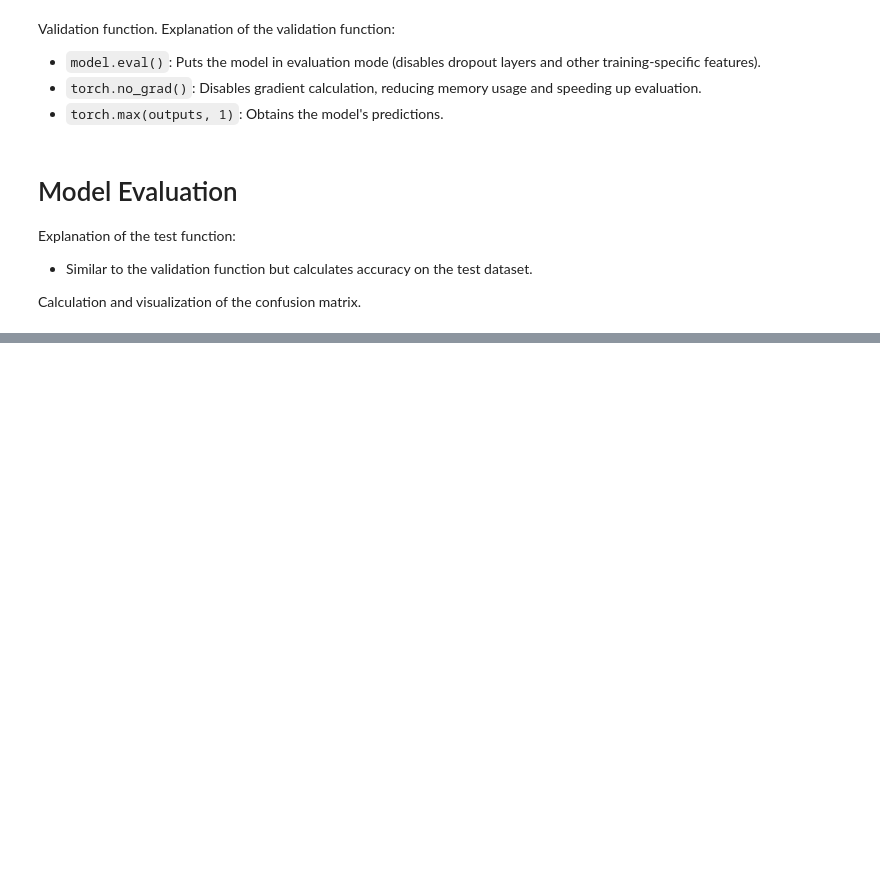
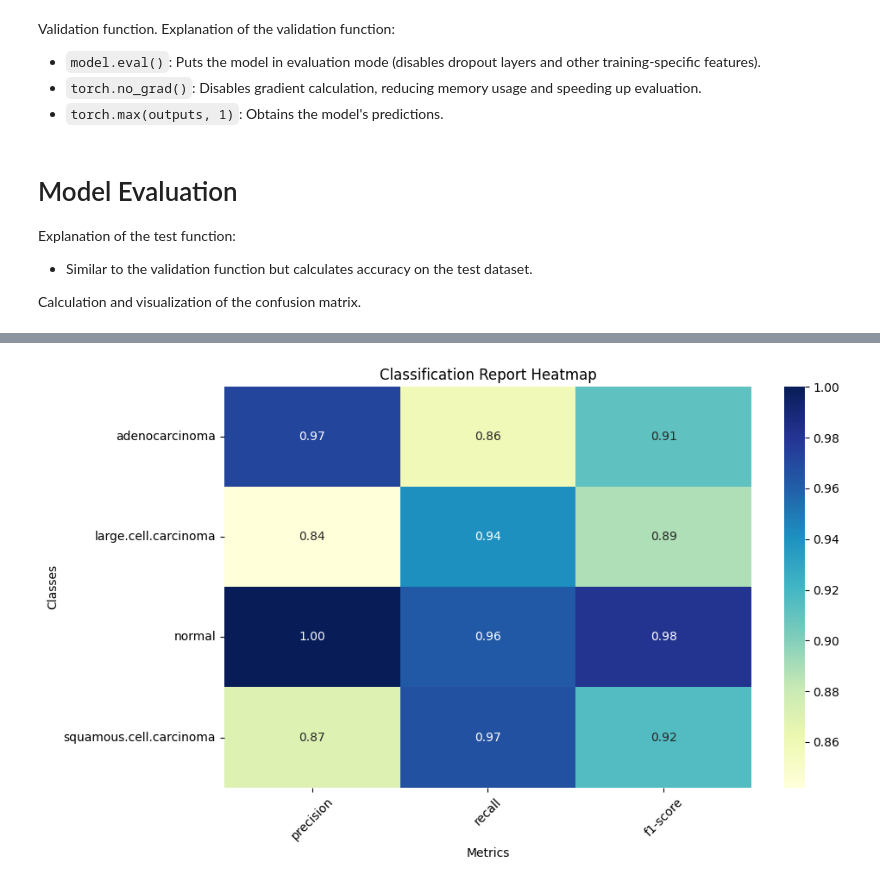
Before and after one commit to drtey/chest-CT-Scan, a Jupyter notebook: model_optimized_resnet50.ipynb, the cells around one changed output, grey strips where cells are left out. Drawn from its saved outputs; the diff is of its cells as text; code cells hidden in the pictures; blank space fills up the shorter version.

Commit message:
classification report heatmap

```diff
--- a/model_optimized_resnet50.ipynb
+++ b/model_optimized_resnet50.ipynb
@@ -420,0 +410,19 @@ squamous.cell.carcinoma       0.99      0.94      0.97        90
+# %%
+report = classification_report(test_labels, test_predictions, target_names=['adenocarcinoma', 'large.cell.carcinoma', 'normal', 'squamous.cell.carcinoma'], output_dict=True)
+
+df = pd.DataFrame(report).T
+df = df.drop(columns=['support'])
+
+plt.figure(figsize=(10, 6))
+sns.heatmap(df.iloc[:-3, :], annot=True, cmap='YlGnBu', cbar=True, fmt='.2f')
+
+plt.title('Classification Report Heatmap')
+plt.ylabel('Classes')
+plt.xlabel('Metrics')
+plt.xticks(rotation=45)
+plt.yticks(rotation=0)
+
+plt.tight_layout()
+plt.show()
+# %% [output]
+[figure, added]
```
Also changed, not shown: parts of 3 cells of this notebook, 1 other file.
